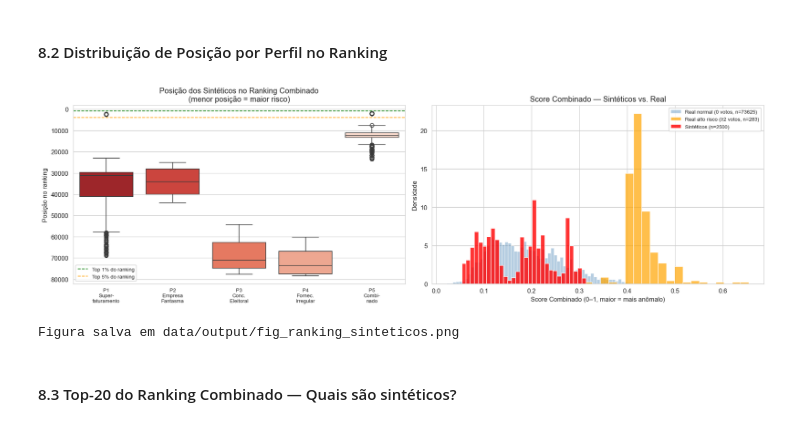
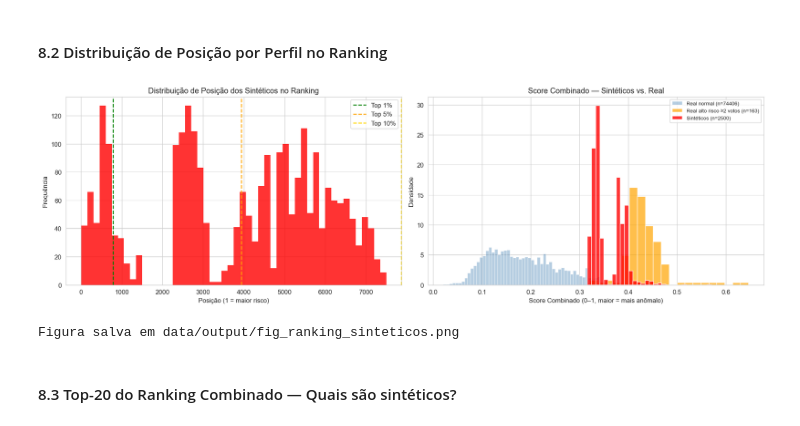
Before and after one commit to leticiagomesilva/Deteccao-Propostas-Anomalas-Licitacoes, a Jupyter notebook: notebooks/11_dados_sinteticos.ipynb, the cells around one changed output. Drawn from its saved outputs; the diff is of its cells as text; code cells hidden in the pictures.

```diff
--- a/notebooks/11_dados_sinteticos.ipynb
+++ b/notebooks/11_dados_sinteticos.ipynb
@@ -26,7 +26,7 @@ sns.set_style('whitegrid')
 
 RANDOM_STATE  = 42
 CONTAMINATION = 0.01
-N_SINTETICOS  = 500
+N_SINTETICOS  = 2500
 
 np.random.seed(RANDOM_STATE)
 os.makedirs('data/output', exist_ok=True)
@@ -166,18 +130,11 @@ Total sintéticos: 2500
 ---
 ### 3. Construção do Dataset Combinado
 # %%
-df_sint = pd.DataFrame(sinteticos)
-perfil_col = df_sint.pop('_perfil')
-
-df_sint = df_sint[feature_cols]
-
 df_real_flag = df_feat.copy()
 df_real_flag['_sintetico'] = False
-df_real_flag['_perfil']    = 'real'
 
-df_sint_flag = df_sint.copy()
+df_sint_flag = df_sint[feature_cols].copy()
 df_sint_flag['_sintetico'] = True
-df_sint_flag['_perfil']    = perfil_col.values
 
 df_combined = pd.concat([df_real_flag, df_sint_flag], ignore_index=True)
 
@@ -186,7 +143,4 @@ X = df_combined[feature_cols]
 print(f'Dataset combinado: {df_combined.shape}')
 print(f'  Real:       {df_real_flag.shape[0]:>6} linhas')
 print(f'  Sintéticos: {df_sint_flag.shape[0]:>6} linhas')
-print()
-print('Distribuição por perfil:')
-print(df_combined['_perfil'].value_counts())
 # %% [output]
@@ -555,50 +404,37 @@ Sintéticos incluídos: 2500
 # %%
 fig, axes = plt.subplots(1, 2, figsize=(16, 5))
 
-# --- Boxplot: distribuição de posição por perfil ---
-sns.boxplot(
-    data=sint_ranked,
-    x='_perfil', y='posicao',
-    order=perfis,
-    palette='Reds_r',
-    ax=axes[0]
-)
-axes[0].axhline(n_total * 0.01, color='green', linestyle='--', linewidth=1.2,
-                label='Top 1% do ranking')
-axes[0].axhline(n_total * 0.05, color='orange', linestyle='--', linewidth=1.2,
-                label='Top 5% do ranking')
-axes[0].set_title('Posição dos Sintéticos no Ranking Combinado\n(menor posição = maior risco)')
-axes[0].set_xlabel('')
-axes[0].set_ylabel('Posição no ranking')
-axes[0].set_xticklabels(
-    ['P1\nSuper-\nfaturamento', 'P2\nEmpresa\nFantasma',
-     'P3\nConc.\nEleitoral', 'P4\nFornec.\nIrregular', 'P5\nCombi-\nnado'],
-    fontsize=8
-)
-axes[0].legend(fontsize=8)
-axes[0].invert_yaxis()  # posição 1 no topo
+# --- Histograma de posição no ranking ---
+axes[0].hist(sint_ranked['posicao'], bins=50, color='red', alpha=0.8, edgecolor='none')
+axes[0].axvline(n_total * 0.01, color='green',  linestyle='--', label='Top 1%')
+axes[0].axvline(n_total * 0.05, color='orange', linestyle='--', label='Top 5%')
+axes[0].axvline(n_total * 0.10, color='gold',   linestyle='--', label='Top 10%')
+axes[0].set_title('Distribuição de Posição dos Sintéticos no Ranking')
+axes[0].set_xlabel('Posição (1 = maior risco)')
+axes[0].set_ylabel('Frequência')
+axes[0].legend()
 
-# --- Score combinado: sintéticos vs. real de alto risco ---
+# --- Score combinado: sintéticos vs. real ---
 real_alto   = df_rank_full[(~df_rank_full['_sintetico']) & (df_rank_full['votos'] >= 2)]
 real_normal = df_rank_full[(~df_rank_full['_sintetico']) & (df_rank_full['votos'] == 0)]
 
-axes[1].hist(real_normal['score_combinado'], bins=60, alpha=0.4,
-             color='steelblue', density=True, label=f'Real normal (0 votos, n={len(real_normal)})')
-axes[1].hist(real_alto['score_combinado'], bins=20, alpha=0.7,
-             color='orange', density=True, label=f'Real alto risco (≥2 votos, n={len(real_alto)})')
-axes[1].hist(sint_ranked['score_combinado'], bins=30, alpha=0.8,
-             color='red', density=True, label=f'Sintéticos (n={len(sint_ranked)})')
+axes[1].hist(real_normal['score_combinado'],  bins=60, alpha=0.4, color='steelblue',
+             density=True, label=f'Real normal (n={len(real_normal)})')
+axes[1].hist(real_alto['score_combinado'],    bins=20, alpha=0.7, color='orange',
+             density=True, label=f'Real alto risco ≥2 votos (n={len(real_alto)})')
+axes[1].hist(sint_ranked['score_combinado'],  bins=30, alpha=0.8, color='red',
+             density=True, label=f'Sintéticos (n={len(sint_ranked)})')
 axes[1].set_title('Score Combinado — Sintéticos vs. Real')
 axes[1].set_xlabel('Score Combinado (0–1, maior = mais anômalo)')
 axes[1].set_ylabel('Densidade')
 axes[1].legend(fontsize=8)
 
 plt.tight_layout()
 plt.savefig('data/output/fig_ranking_sinteticos.png', bbox_inches='tight')
 plt.show()
 print('Figura salva em data/output/fig_ranking_sinteticos.png')
 # %% [output]
-[figure, old version]
+[figure, new version]
 Figura salva em data/output/fig_ranking_sinteticos.png
 # %% [markdown]
 #### 8.3 Top-20 do Ranking Combinado — Quais são sintéticos?
```
Also changed, not shown: parts of 29 cells of this notebook, 6 other files.
